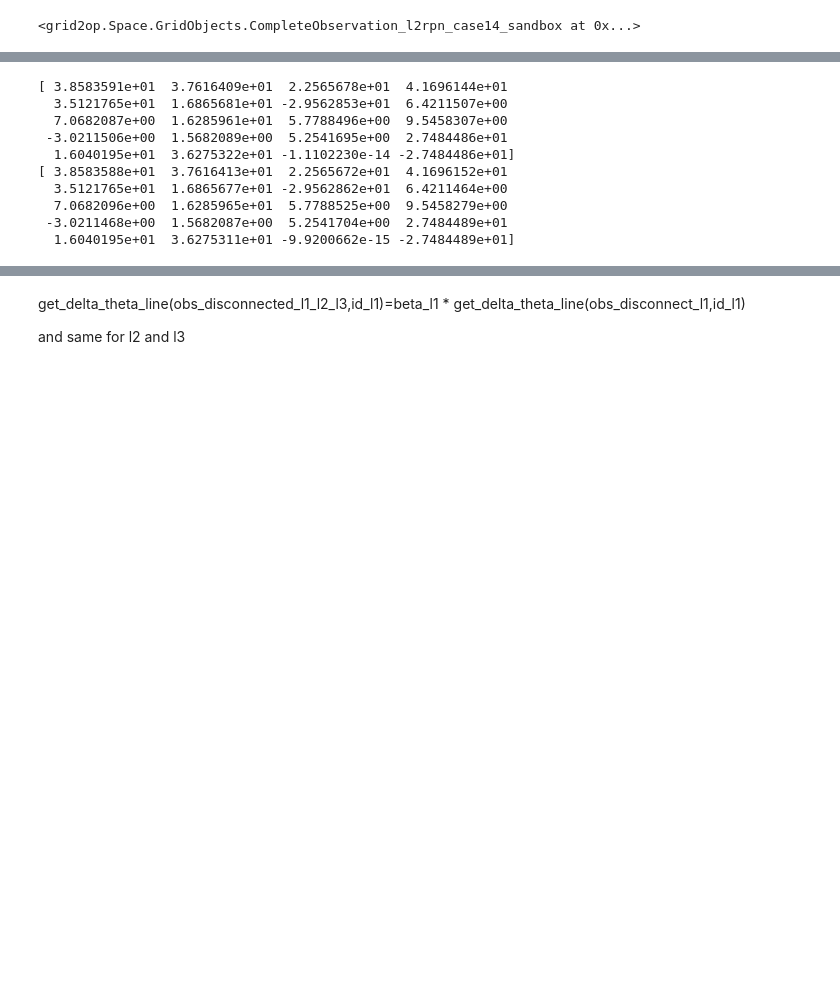
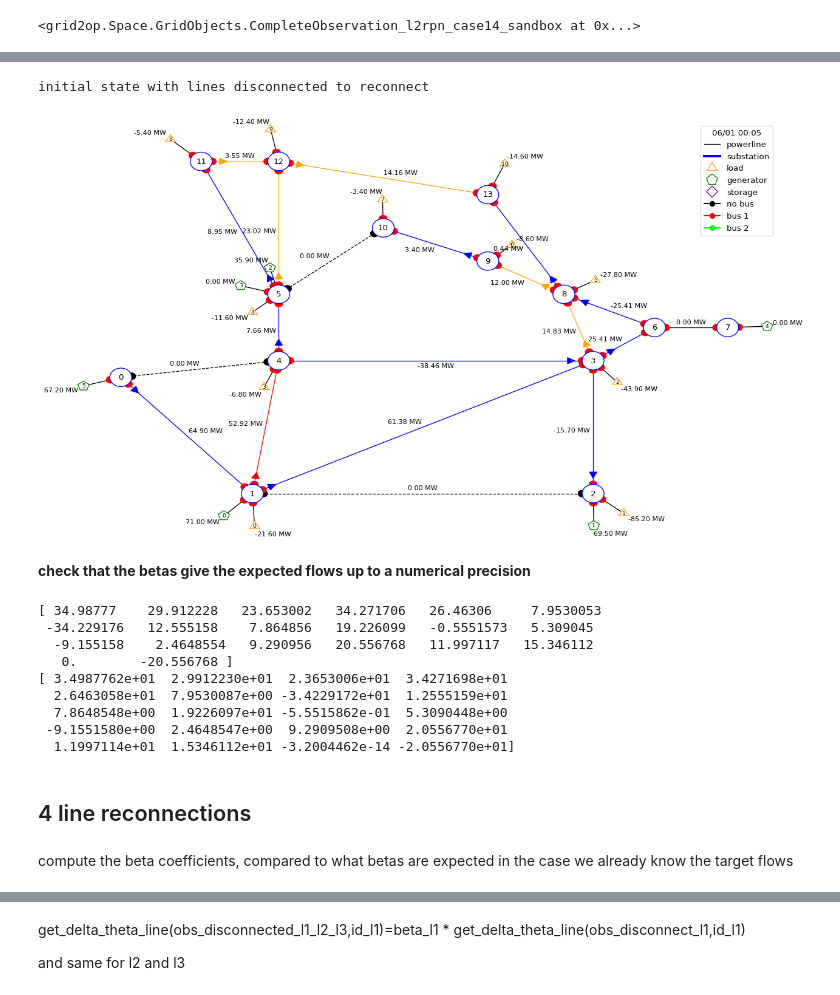
Before and after one commit to marota/Topology_Superposition_Theorem, a Jupyter notebook: SuperpoTheorem_reconnect_using_delta_thetas.ipynb, the cells around one changed output, grey strips where cells are left out. Drawn from its saved outputs; the diff is of its cells as text; code cells hidden in the pictures; blank space fills up the shorter version.

```diff
--- a/SuperpoTheorem_reconnect_using_delta_thetas.ipynb
+++ b/SuperpoTheorem_reconnect_using_delta_thetas.ipynb
@@ -368,4 +291,15 @@ computed betas: [0.89352013 0.77655467 1.03524908]
+# %%
+print("initial state with lines disconnected to reconnect")
+fig = plot_helper.plot_obs(obs_disconnected_l1_l2_l3,line_info="p")
+fig.show()
+# %% [output]
+initial state with lines disconnected to reconnect
+[figure, added]
+# %% [markdown]
+**check that the betas give the expected flows up to a numerical precision**
 # %%
+decimal_digit_precision=4
+
 p_or_all_reconnected=init_obs.p_or
 
 p_or_all_reconnected_computed=betas[0]*obs_connect_l1.p_or+betas[1]*obs_connect_l2.p_or+betas[2]*obs_connect_l3.p_or+\
@@ -374,18 +308,21 @@ p_or_all_reconnected_computed=betas[0]*obs_connect_l1.p_or+betas[1]*obs_connect_
 print(p_or_all_reconnected)
 print(p_or_all_reconnected_computed)
 
-assert(np.all((np.round(p_or_all_reconnected-p_or_all_reconnected_computed,4)==0.0)))
+assert(np.all((np.round(p_or_all_reconnected-p_or_all_reconnected_computed,decimal_digit_precision)==0.0)))
 # %% [output]
-[ 3.8583591e+01  3.7616409e+01  2.2565678e+01  4.1696144e+01
-  3.5121765e+01  1.6865681e+01 -2.9562853e+01  6.4211507e+00
-  7.0682087e+00  1.6285961e+01  5.7788496e+00  9.5458307e+00
- -3.0211506e+00  1.5682089e+00  5.2541695e+00  2.7484486e+01
-  1.6040195e+01  3.6275322e+01 -1.1102230e-14 -2.7484486e+01]
-[ 3.8583588e+01  3.7616413e+01  2.2565672e+01  4.1696152e+01
-  3.5121765e+01  1.6865677e+01 -2.9562862e+01  6.4211464e+00
-  7.0682096e+00  1.6285965e+01  5.7788525e+00  9.5458279e+00
- -3.0211468e+00  1.5682087e+00  5.2541704e+00  2.7484489e+01
-  1.6040195e+01  3.6275311e+01 -9.9200662e-15 -2.7484489e+01]
+[ 34.98777    29.912228   23.653002   34.271706   26.46306     7.9530053
+ -34.229176   12.555158    7.864856   19.226099   -0.5551573   5.309045
+  -9.155158    2.4648554   9.290956   20.556768   11.997117   15.346112
+   0.        -20.556768 ]
+[ 3.4987762e+01  2.9912230e+01  2.3653006e+01  3.4271698e+01
+  2.6463058e+01  7.9530087e+00 -3.4229172e+01  1.2555159e+01
+  7.8648548e+00  1.9226097e+01 -5.5515862e-01  5.3090448e+00
+ -9.1551580e+00  2.4648547e+00  9.2909508e+00  2.0556770e+01
+  1.1997114e+01  1.5346112e+01 -3.2004462e-14 -2.0556770e+01]
+# %% [markdown]
+## 4 line reconnections
+# %% [markdown]
+compute the beta coefficients, compared to what betas are expected in the case we already know the target flows
 # %%
 id_l1=1#3#2#3
 id_l2=2#7#4#7
```
Also changed, not shown: parts of 51 cells of this notebook, 1 other file.
